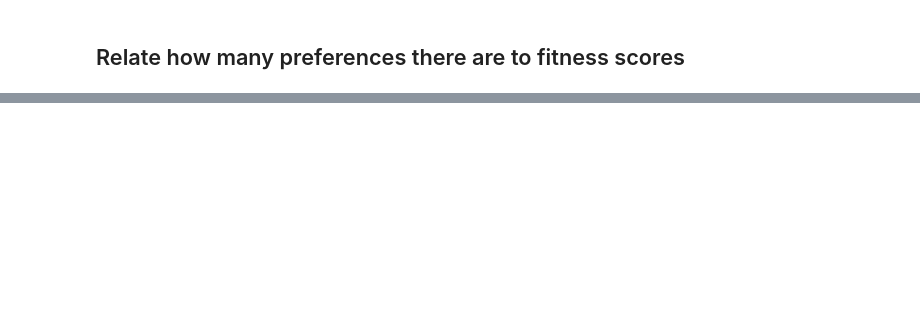
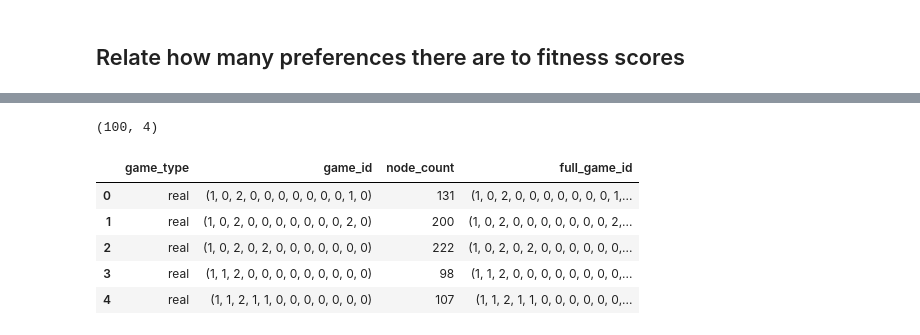
Before and after one commit to guydav/goals-as-reward-producing-programs, a Jupyter notebook: notebooks/map_elites_samples_for_human_experiments.ipynb, the cells around one changed output, grey strips where cells are left out. Drawn from its saved outputs; the diff is of its cells as text; code cells hidden in the pictures; blank space fills up the shorter version.

```diff
--- a/notebooks/map_elites_samples_for_human_experiments.ipynb
+++ b/notebooks/map_elites_samples_for_human_experiments.ipynb
@@ -895,38 +1121,45 @@ def _count_nodes(ast):
     return sum(v for k, v in featurizer.parse(ast, return_row=True).items() if k.startswith('node_count'))  # type: ignore
 
 node_count_rows = []
 
-for i, key in enumerate(ALL_REAL_GAME_KEYS):
-    if key is None:
-        continue
 
-    ast = game_asts[i]
+for i, game_idx in enumerate(REAL_GAME_INDICES_TO_INCLUDE):
+    key = REAL_GAME_KEY_LIST[i]
+    ast = game_asts[game_idx]
     total_node_count = _count_nodes(ast)
     node_count_rows.append(['real', key, total_node_count])
-
 
 for key in human_cell_archive_game_texts.keys():
     key = literal_eval(key)
     ast = model.population[key]
     total_node_count = _count_nodes(ast)
     node_count_rows.append(['matched', key, total_node_count])
 
 
 for key in novel_archive_cell_game_texts.keys():
     key = literal_eval(key)
     ast = model.population[key]
     total_node_count = _count_nodes(ast)
     node_count_rows.append(['unmatched', key, total_node_count])
 
 
 def full_game_id_to_str(series: pd.Series) -> str:
     return f"{series.game_id}-{series.game_type}"
 
 
 node_count_df = pd.DataFrame(node_count_rows, columns=['game_type', 'game_id', 'node_count'])
 node_count_df = node_count_df.assign(full_game_id=node_count_df.apply(full_game_id_to_str, axis=1))
 node_count_df.to_csv('./human_evals_data/node_counts.csv', index=False)
+print(node_count_df.shape)
 node_count_df.head()
+# %% [output]
+(100, 4)
+|  | game_type | game_id | node_count | full_game_id |
+| 0 | real | (1, 0, 2, 0, 0, 0, 0, 0, 0, 0, 1, 0) | 131 | (1, 0, 2, 0, 0, 0, 0, 0, 0, 0, 1,... |
+| 1 | real | (1, 0, 2, 0, 0, 0, 0, 0, 0, 0, 2, 0) | 200 | (1, 0, 2, 0, 0, 0, 0, 0, 0, 0, 2,... |
+| 2 | real | (1, 0, 2, 0, 2, 0, 0, 0, 0, 0, 0, 0) | 222 | (1, 0, 2, 0, 2, 0, 0, 0, 0, 0, 0,... |
+| 3 | real | (1, 1, 2, 0, 0, 0, 0, 0, 0, 0, 0, 0) | 98 | (1, 1, 2, 0, 0, 0, 0, 0, 0, 0, 0,... |
+| 4 | real | (1, 1, 2, 1, 1, 0, 0, 0, 0, 0, 0, 0) | 107 | (1, 1, 2, 1, 1, 0, 0, 0, 0, 0, 0,... |
 # %%
 novel_keys = list(novel_archive_cell_game_texts.keys())
 for i, k in enumerate(novel_keys):
```
Also changed, not shown: parts of 30 cells of this notebook, 14 other files.
